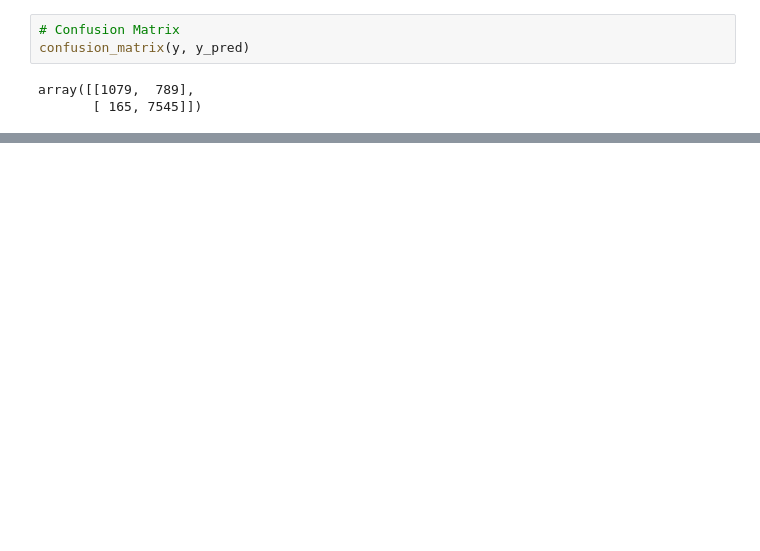
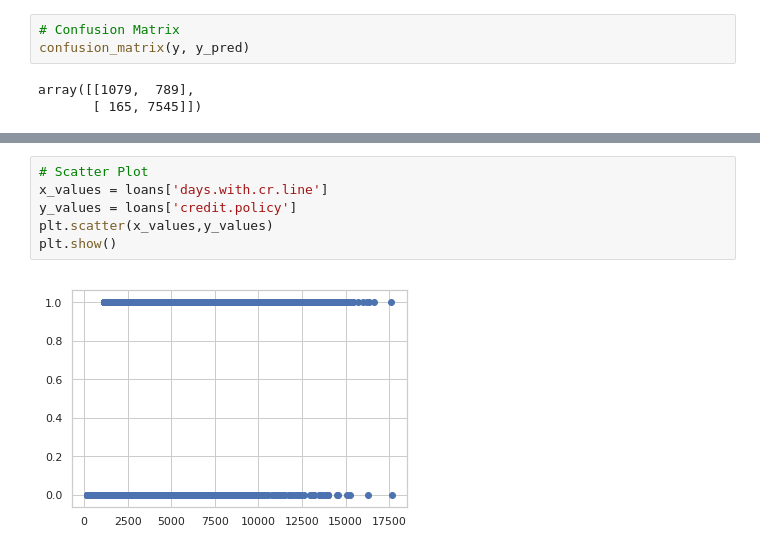
Before and after one commit to sujanakal/DELL-NLP-Training, a Jupyter notebook: Python_ex_1.ipynb, the cells around one changed output, grey strips where cells are left out. Cells and saved outputs as stored; diff of their text form; blank space fills up the shorter version.

```diff
--- a/Python_ex_1.ipynb
+++ b/Python_ex_1.ipynb
@@ -986,0 +1022,8 @@ array([[1079,  789],
+# %%
+# Scatter Plot
+x_values = loans['days.with.cr.line']
+y_values = loans['credit.policy']
+plt.scatter(x_values,y_values)
+plt.show()
+# %% [output]
+[figure, added]
```
Also changed, not shown: parts of 36 cells of this notebook.
